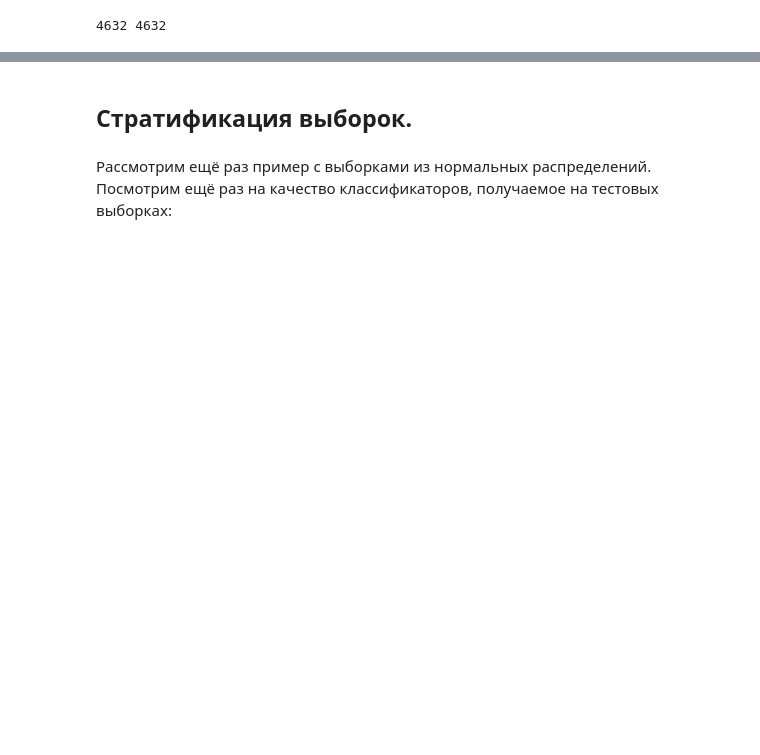
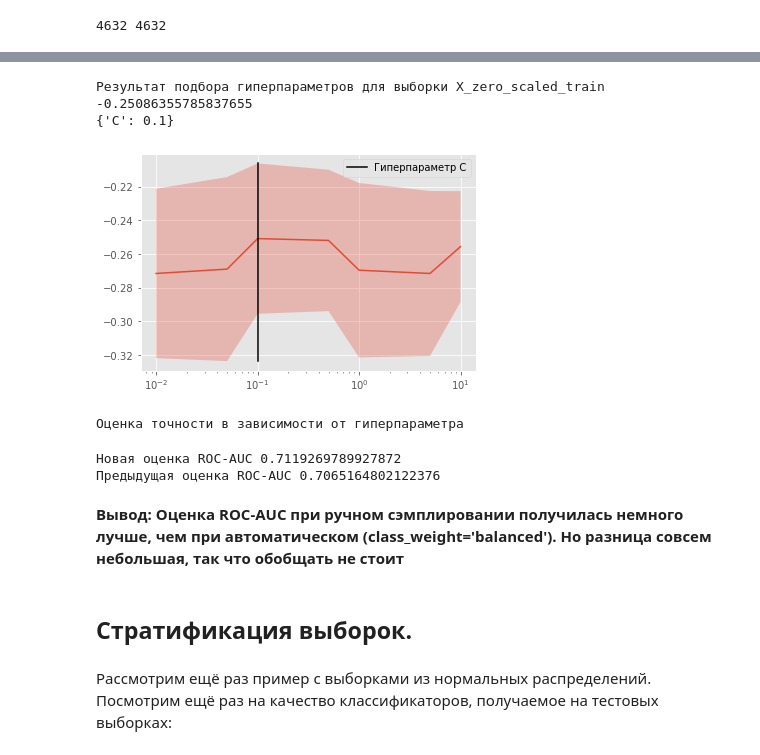
Before and after one commit to daria-popova/coursera_ML, a Jupyter notebook: week2-3/task1_Preprocessing_LR_Coursera.ipynb, the cells around one changed output, grey strips where cells are left out. Saved outputs shown, nothing was run; the diff lists cells and outputs as text; code cells hidden in the pictures; blank space fills up the shorter version.

Commit message:
week 2-3 regression task process

```diff
--- a/week2-3/task1_Preprocessing_LR_Coursera.ipynb
+++ b/week2-3/task1_Preprocessing_LR_Coursera.ipynb
@@ -714,3 +714,12 @@ y_sampled_train = np.append(y_train, y_train_to_add)
 print(len(X_sampled_train), len(y_sampled_train))
 # %% [output]
 4632 4632
+# %%
+%%time
+#обучаем регрессию заново, получаем ROC-AUC оценку, сравниваем с предыдущей
+param_grid = {'C': [0.01, 0.05, 0.1, 0.5, 1, 5, 10]}
+
+regressor_zero_scaled_balanced_sampled = LogisticRegression(random_state = 1)
+
+grid_cv_zeros_scaled_balanced_sampled = GridSearchCV(regressor_zero_scaled_balanced_sampled, param_grid, scoring = 'neg_mean_absolute_error', cv = 4)
+grid_cv_zeros_scaled_balanced_sampled.fit(X_sampled_train, y_sampled_train)
@@ -717,3 +732,27 @@ print(len(X_sampled_train), len(y_sampled_train))
+# %%
+print("Результат подбора гиперпараметров для выборки X_zero_scaled_train")
+print(grid_cv_zeros_scaled_balanced_sampled.best_score_)
+print(grid_cv_zeros_scaled_balanced_sampled.best_params_)
+# %% [output]
+Результат подбора гиперпараметров для выборки X_zero_scaled_train
+-0.25086355785837655
+{'C': 0.1}
+# %%
+plot_scores(grid_cv_zeros_scaled_balanced_sampled)
+print("Оценка точности в зависимости от гиперпараметра")
+# %% [output]
+[figure, added]
+Оценка точности в зависимости от гиперпараметра
+# %%
+#для тестовых выборок не меняем X и y
+score_zeros_scaled_balanced_sampled = roc_auc_score(y_test, grid_cv_zeros_scaled_balanced_sampled.best_estimator_.predict(X_zero_scaled_test))
+print("Новая оценка ROC-AUC", score_zeros_scaled_balanced_sampled)
+print("Предыдущая оценка ROC-AUC", score_zeros_scaled_balanced)
+# %% [output]
+Новая оценка ROC-AUC 0.7119269789927872
+Предыдущая оценка ROC-AUC 0.7065164802122376
+# %% [markdown]
+**Вывод: Оценка ROC-AUC при ручном сэмплировании получилась немного лучше, чем при автоматическом (class_weight='balanced'). Но разница совсем небольшая, так что обобщать не стоит**
 # %% [markdown]
 ## Стратификация выборок.
 # %% [markdown]
```
Also changed, not shown: parts of 34 cells of this notebook.
